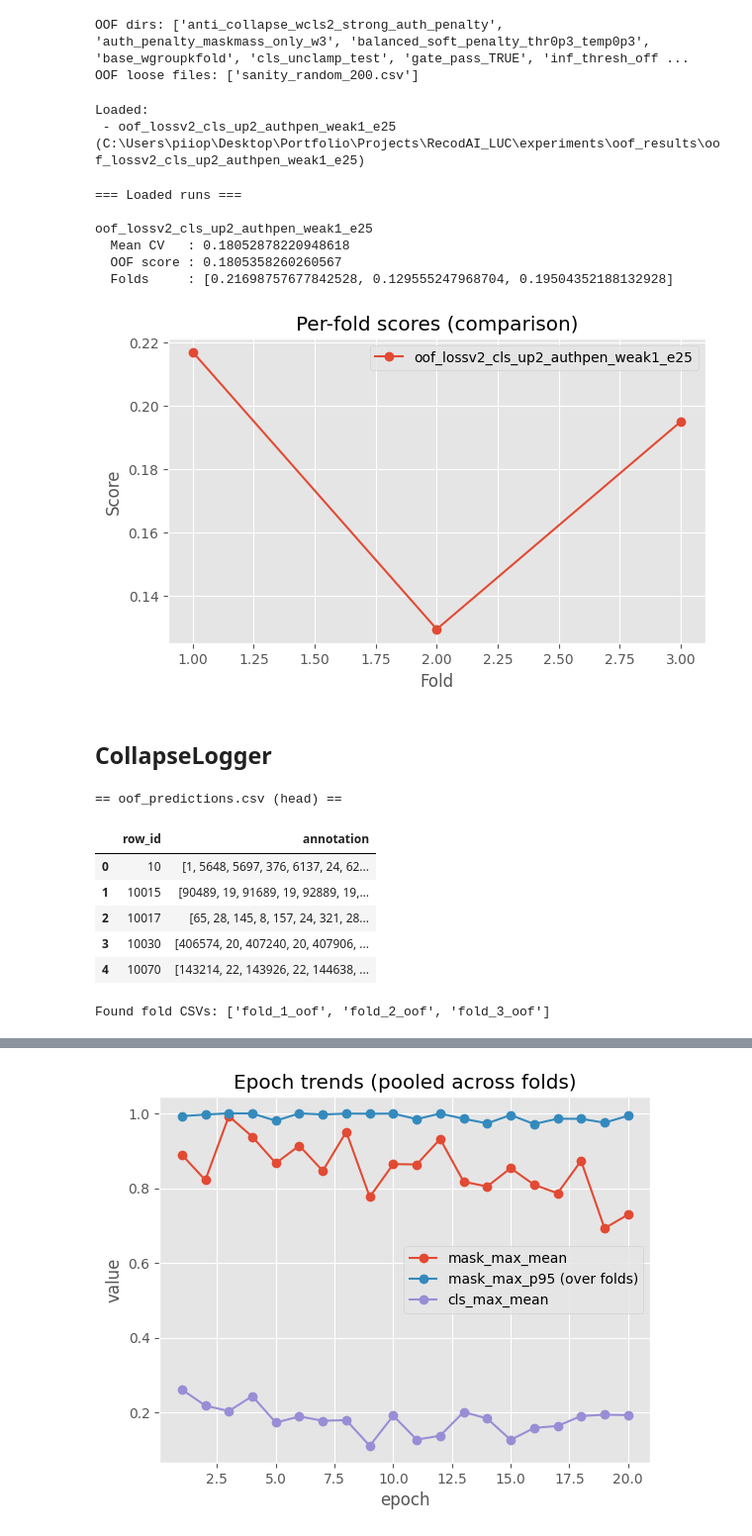
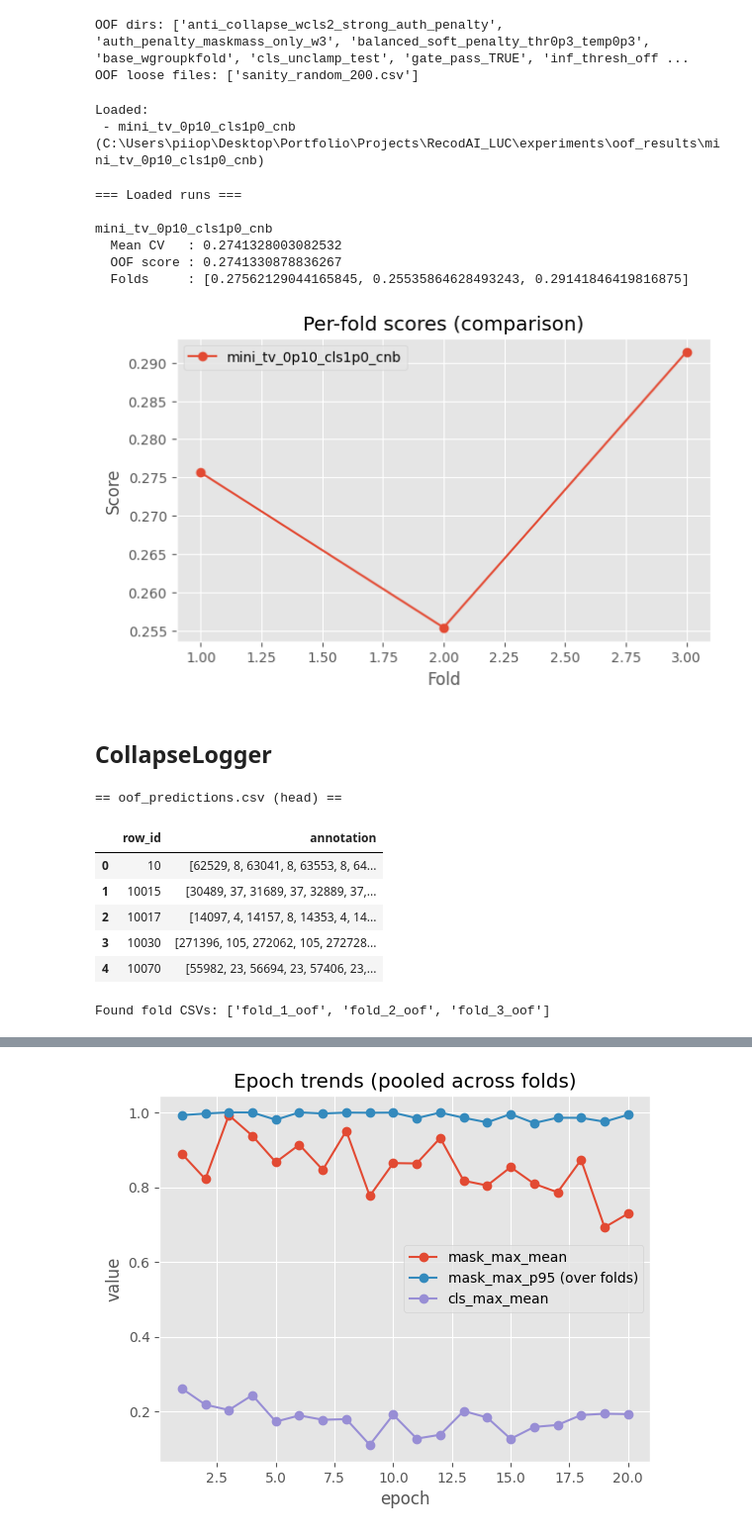
Before and after one commit to piiop/RecodAI_LUC, a Jupyter notebook: notebooks/cv_analysis.ipynb, the cells around one changed output, grey strips where cells are left out. Shown at 99% size. Saved outputs shown, nothing was run; the diff lists cells and outputs as text; code cells hidden in the pictures.

```diff
--- a/notebooks/cv_analysis.ipynb
+++ b/notebooks/cv_analysis.ipynb
@@ -99,7 +99,7 @@ def load_run(names):
     raise FileNotFoundError(f"Not found under OOF_ROOT: {name}")
 
 # Use load_run(name | [names]) to load one or more CV runs or loose files from experiments/oof_results/
-runs = load_run(["oof_lossv2_cls_up2_authpen_weak1_e25"])  # or: load_run("mini_smoke"), load_run("oof_predictions.csv")
+runs = load_run(["mini_tv_0p10_cls1p0_cnb"])  # or: load_run("mini_smoke"), load_run("oof_predictions.csv")
 
 print("Loaded:")
 if isinstance(runs, dict) and "name" not in runs:
@@ -109,7 +109,7 @@ else:
     print(f" - {runs['name']} ({runs['path']})")
 # %% [output]
 Loaded:
- - oof_lossv2_cls_up2_authpen_weak1_e25 (C:\Users\piiop\Desktop\Portfolio\Projects\RecodAI_LUC\experiments\oof_results\oof_lossv2_cls_up2_authpen_weak1_e25)
+ - mini_tv_0p10_cls1p0_cnb (C:\Users\piiop\Desktop\Portfolio\Projects\RecodAI_LUC\experiments\oof_results\mini_tv_0p10_cls1p0_cnb)
 # %%
 def show_run_metrics(names):
     """
@@ -131,44 +131,44 @@ def show_run_metrics(names):
 
         print(f"\n{r['name']}")
         print(f"  Mean CV   : {mean_cv}")
         print(f"  OOF score : {oof_score}")
         if fold_scores is not None:
             print(f"  Folds     : {fold_scores}")
 
     # Comparison plot (only for runs that have fold_scores)
     plot_items = [(r["name"], (r["metrics"] or {}).get("fold_scores")) for r in items]
     plot_items = [(n, fs) for (n, fs) in plot_items if fs is not None]
 
     if plot_items:
         plt.figure(figsize=(7, 4))
         for name, fs in plot_items:
             plt.plot(range(1, len(fs) + 1), fs, marker="o", label=name)
         plt.xlabel("Fold")
         plt.ylabel("Score")
         plt.title("Per-fold scores (comparison)")
         plt.legend()
         plt.show()
 
     return runs
 
 # Single run
-_ = show_run_metrics("oof_lossv2_cls_up2_authpen_weak1_e25")
+_ = show_run_metrics("mini_tv_0p10_cls1p0_cnb")
 
 # Compare multiple runs
 # _ = show_run_metrics(["mini_smoke", "some_other_run"])
 # %% [output]
 === Loaded runs ===
 
-oof_lossv2_cls_up2_authpen_weak1_e25
-  Mean CV   : 0.18052878220948618
-  OOF score : 0.1805358260260567
-  Folds     : [0.21698757677842528, 0.129555247968704, 0.19504352188132928]
+mini_tv_0p10_cls1p0_cnb
+  Mean CV   : 0.2741328003082532
+  OOF score : 0.2741330878836267
+  Folds     : [0.27562129044165845, 0.25535864628493243, 0.29141846419816875]
-[figure, old version]
+[figure, new version]
 # %% [markdown]
 ## CollapseLogger
 # %%
 # ---- Use an already-loaded run from `runs` ----
-run = runs["oof_lossv2_cls_up2_authpen_weak1_e25"]  # must exist in `runs`
+run = runs["mini_tv_0p10_cls1p0_cnb"]  # must exist in `runs`
 
 OOF_RUN_DIR = Path(run["path"])
 oof_metrics = run["metrics"] or {}
@@ -182,11 +182,11 @@ print("\nFound fold CSVs:", list(fold_dfs.keys()))
 # %% [output]
 == oof_predictions.csv (head) ==
 |  | row_id | annotation |
-| 0 | 10 | [1, 5648, 5697, 376, 6137, 24, 62... |
-| 1 | 10015 | [90489, 19, 91689, 19, 92889, 19,... |
-| 2 | 10017 | [65, 28, 145, 8, 157, 24, 321, 28... |
-| 3 | 10030 | [406574, 20, 407240, 20, 407906, ... |
-| 4 | 10070 | [143214, 22, 143926, 22, 144638, ... |
+| 0 | 10 | [62529, 8, 63041, 8, 63553, 8, 64... |
+| 1 | 10015 | [30489, 37, 31689, 37, 32889, 37,... |
+| 2 | 10017 | [14097, 4, 14157, 8, 14353, 4, 14... |
+| 3 | 10030 | [271396, 105, 272062, 105, 272728... |
+| 4 | 10070 | [55982, 23, 56694, 23, 57406, 23,... |
 Found fold CSVs: ['fold_1_oof', 'fold_2_oof', 'fold_3_oof']
 # %%
 # Rebuild solution_df and re-score to match train_cv additional pipeline verification
```
Also changed, not shown: parts of 8 cells of this notebook, 4 other files.
